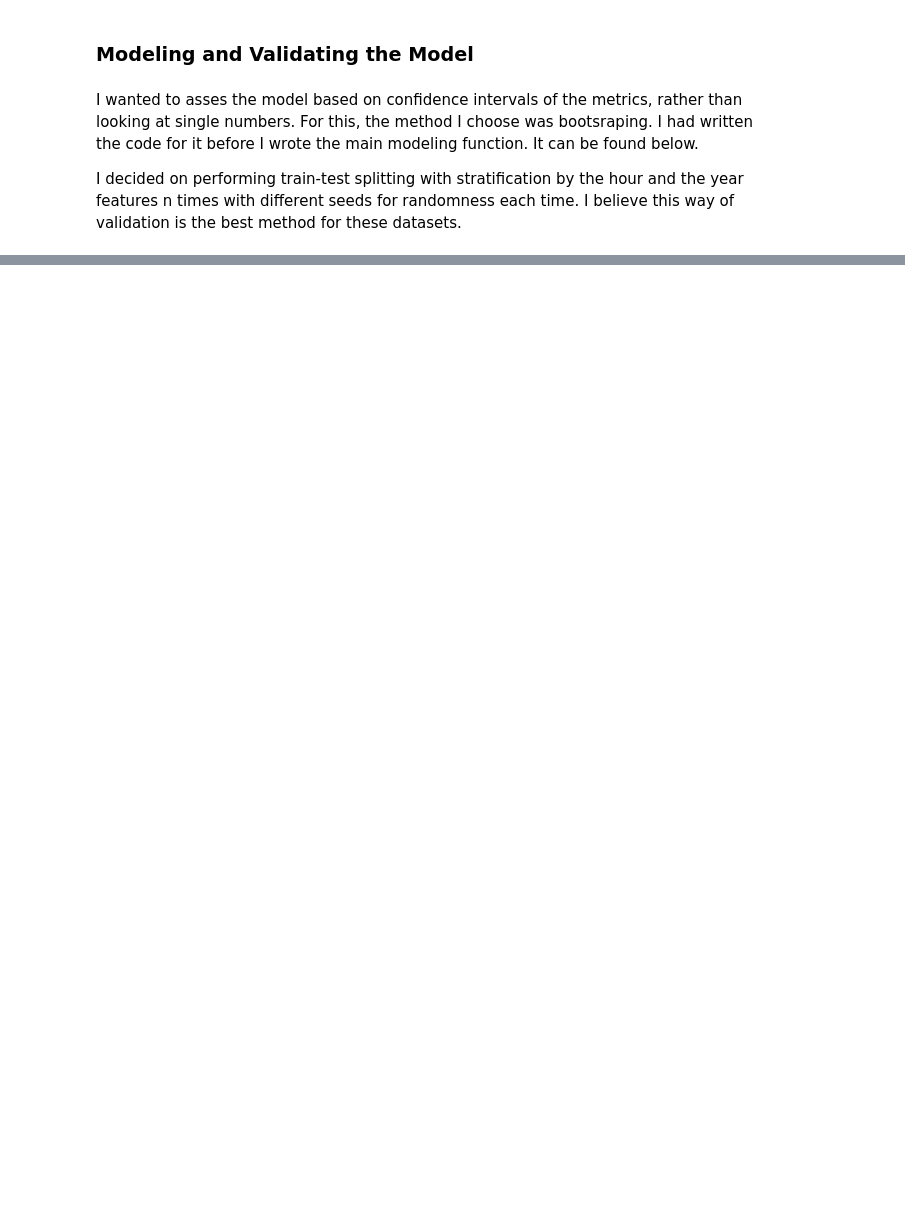
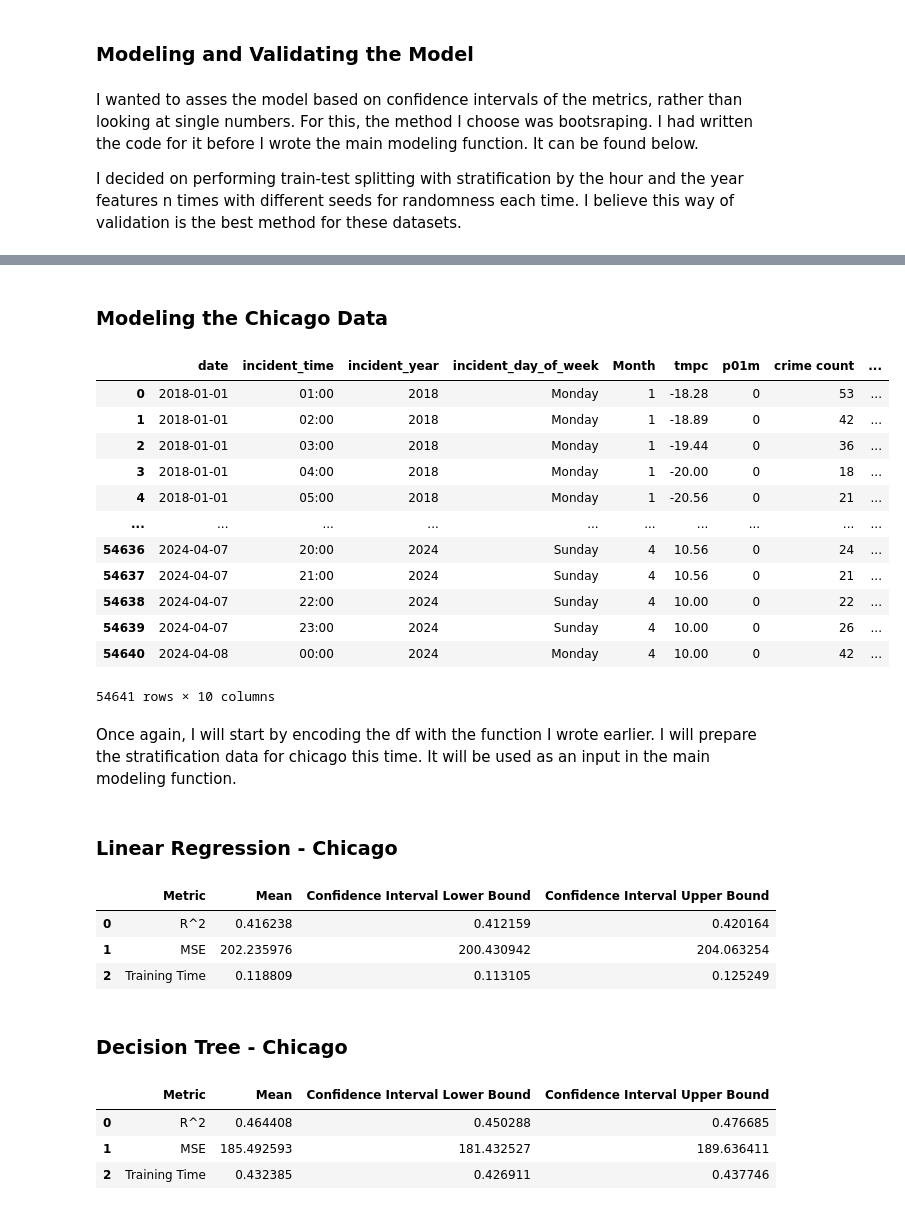
Before and after one commit to etumkaya/incidents, a Jupyter notebook: Incidents_Project.ipynb, the cells around one changed output, grey strips where cells are left out. Cells and saved outputs as stored; diff of their text form; code cells hidden in the pictures; blank space fills up the shorter version.

```diff
--- a/Incidents_Project.ipynb
+++ b/Incidents_Project.ipynb
@@ -2158,25 +1616,0 @@ memory usage: 3.7+ MB
-# %%
-merged_Chicago_4['incident_time'] = pd.to_datetime(merged_Chicago_4['incident_time'])
-
-merged_Chicago_4['hour_sin'] = np.sin(2 * np.pi * merged_Chicago_4['incident_time'].dt.hour / 24)
-merged_Chicago_4['hour_cos'] = np.cos(2 * np.pi * merged_Chicago_4['incident_time'].dt.hour / 24)
-
-month_one_hot = pd.get_dummies(merged_Chicago_4['Month'], prefix='month')
-
-day_of_week_one_hot = pd.get_dummies(merged_Chicago_4['incident_day_of_week'], prefix='day_of_week', drop_first=True)
-
-merged_Chicago_encoded = pd.concat([merged_Chicago_4, month_one_hot, day_of_week_one_hot], axis=1)
-
-X = merged_Chicago_encoded[['hour_sin', 'hour_cos'] + list(month_one_hot.columns) + list(day_of_week_one_hot.columns)]
-y = merged_Chicago_encoded['crime count']
-
-hour = merged_Chicago_4['incident_time'].dt.hour
-year = merged_Chicago_4['incident_year']
-X_train, X_test, y_train, y_test = train_test_split(X, y, test_size=0.2, random_state=42, stratify=pd.concat([hour, year], axis=1))
-
-model = RandomForestRegressor(n_estimators=100, random_state=42)
-model.fit(X_train, y_train)
-
-y_pred = model.predict(X_test)
-mse = mean_squared_error(y_test, y_pred)
-print(f'Mean Squared Error: {mse}')
@@ -2210,0 +1754,20 @@ Kurtosis: 3.3641641929063764
+# %% [markdown]
+### Modeling the Chicago Data
+# %%
+merged_Chicago_4
+# %% [output]
+|  | date | incident_time | incident_year | incident_day_of_week | Month | tmpc | p01m | crime count | ... |
+| 0 | 2018-01-01 | 01:00 | 2018 | Monday | 1 | -18.28 | 0 | 53 | ... |
+| 1 | 2018-01-01 | 02:00 | 2018 | Monday | 1 | -18.89 | 0 | 42 | ... |
+| 2 | 2018-01-01 | 03:00 | 2018 | Monday | 1 | -19.44 | 0 | 36 | ... |
+| 3 | 2018-01-01 | 04:00 | 2018 | Monday | 1 | -20.00 | 0 | 18 | ... |
+| 4 | 2018-01-01 | 05:00 | 2018 | Monday | 1 | -20.56 | 0 | 21 | ... |
+| ... | ... | ... | ... | ... | ... | ... | ... | ... | ... |
+| 54636 | 2024-04-07 | 20:00 | 2024 | Sunday | 4 | 10.56 | 0 | 24 | ... |
+| 54637 | 2024-04-07 | 21:00 | 2024 | Sunday | 4 | 10.56 | 0 | 21 | ... |
+| 54638 | 2024-04-07 | 22:00 | 2024 | Sunday | 4 | 10.00 | 0 | 22 | ... |
+| 54639 | 2024-04-07 | 23:00 | 2024 | Sunday | 4 | 10.00 | 0 | 26 | ... |
+| 54640 | 2024-04-08 | 00:00 | 2024 | Monday | 4 | 10.00 | 0 | 42 | ... |
+54641 rows × 10 columns
+# %% [markdown]
+Once again, I will start by encoding the df with the function I wrote earlier. I will prepare the stratification data for chicago this time. It will be used as an input in the main modeling function.
@@ -2210,0 +1781,2 @@ Kurtosis: 3.3641641929063764
+# %% [markdown]
+### Linear Regression - Chicago
@@ -2210,0 +1785,9 @@ Kurtosis: 3.3641641929063764
+# %%
+Results
+# %% [output]
+|  | Metric | Mean | Confidence Interval Lower Bound | Confidence Interval Upper Bound |
+| 0 | R^2 | 0.416238 | 0.412159 | 0.420164 |
+| 1 | MSE | 202.235976 | 200.430942 | 204.063254 |
+| 2 | Training Time | 0.118809 | 0.113105 | 0.125249 |
+# %% [markdown]
+### Decision Tree - Chicago
@@ -2210,0 +1796,7 @@ Kurtosis: 3.3641641929063764
+# %%
+Results
+# %% [output]
+|  | Metric | Mean | Confidence Interval Lower Bound | Confidence Interval Upper Bound |
+| 0 | R^2 | 0.464408 | 0.450288 | 0.476685 |
+| 1 | MSE | 185.492593 | 181.432527 | 189.636411 |
+| 2 | Training Time | 0.432385 | 0.426911 | 0.437746 |
```
Also changed, not shown: parts of 194 cells of this notebook.
